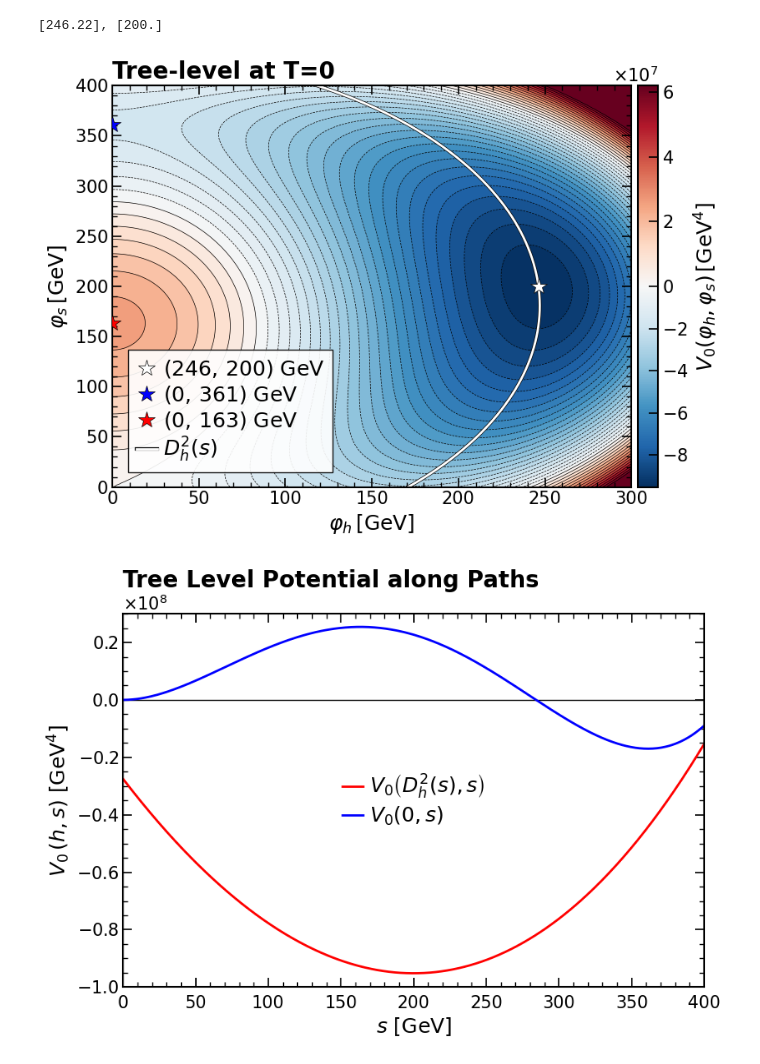
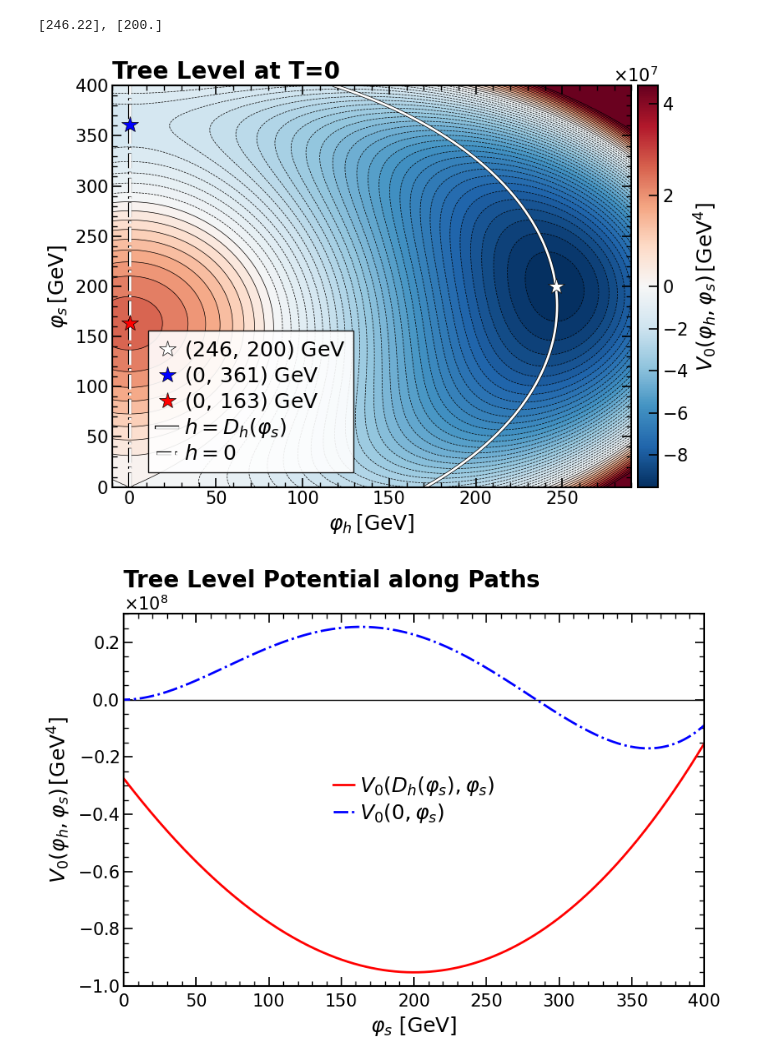
Before and after one commit to Diego-gt-phys/TFM-Repository, a Jupyter notebook: xSM_Analysis.ipynb, the cells around one changed output. Saved outputs shown, nothing was run; the diff lists cells and outputs as text; code cells hidden in the pictures.

```diff
--- a/xSM_Analysis.ipynb
+++ b/xSM_Analysis.ipynb
@@ -153,7 +155,7 @@ print(f"{root_hp}, {root_s}")
 # %% [output]
 [246.22], [200.]
 # %%
-h_vals = np.linspace(0, 300, 200)
+h_vals = np.linspace(-10, 290, 200)
 s_vals = np.linspace(0, 400, 200)
 H, S   = np.meshgrid(h_vals, s_vals)
 X_grid = np.column_stack([H.ravel(), S.ravel()])
@@ -174,54 +176,55 @@ ax.plot(0, S1, 'b*', markersize=15, zorder=5, markeredgecolor='k', markeredgewid
         label=rf'$({0},\,{S1:.0f})$ GeV')
 ax.plot(0, S2, 'r*', markersize=15, zorder=5, markeredgecolor='k', markeredgewidth=0.5,
         label=rf'$({0},\,{S2:.0f})$ GeV')
-ax.plot(h_plus, s_min, label=r'$D_h^2(s)$', color='w', lw=2, ls='-', path_effects=[pe.Stroke(linewidth=3, foreground='black'), pe.Normal()])
+ax.plot(h_plus, s_min, label=r'$h=D_h(\varphi_s)$', color='w', lw=2, ls='-', path_effects=[pe.Stroke(linewidth=3, foreground='black'), pe.Normal()])
+ax.plot(h_plus-h_plus, s_min, label=r'$h=0$', color='w', lw=2, ls='-.', path_effects=[pe.Stroke(linewidth=3, foreground='black'), pe.Normal()])
 
 ax.set_xlabel(r'$\varphi_h \, [\mathrm{GeV}]$', fontsize=18)
 ax.set_ylabel(r'$\varphi_s \, [\mathrm{GeV}]$', fontsize=18)
 ax.yaxis.set_major_formatter(ScalarFormatter(useMathText=True))
 ax.ticklabel_format(style='sci', axis='y', scilimits=(-2, 2))
 ax.yaxis.get_offset_text().set_fontsize(15)
 
 for spine in ax.spines.values():
     spine.set_linewidth(1.5)
 
 ax.tick_params(axis='both', which='major', direction='in',
                length=8, width=1.2, labelsize=15, top=True, right=True)
 ax.tick_params(axis='both', which='minor', direction='in',
                length=4, width=1,   labelsize=15, top=True, right=True)
 ax.minorticks_on()
 
 cbar = fig.colorbar(sm, ax=ax, pad=0.01)
 cbar.set_label(r'$V_{0}(\varphi_h,\varphi_s) \, [\mathrm{GeV^4}]$', fontsize=18)
 cbar.ax.tick_params(labelsize=15)
 cbar.ax.yaxis.set_major_formatter(ScalarFormatter(useMathText=True))
 cbar.ax.yaxis.get_offset_text().set_fontsize(15)
 plt.ticklabel_format(style='sci', axis='y', scilimits=(-2,3))
 for spine in cbar.ax.spines.values():
     spine.set_linewidth(1.5)
 cbar.ax.tick_params(axis='both', which='major', direction='in',
                length=8, width=1.2, labelsize=15)
 
-ax.legend(fontsize=18, frameon=True, fancybox=False, loc = "lower left", bbox_to_anchor=(0.01, 0.01),ncol = 1, edgecolor="black", framealpha=0.9, labelspacing=0.2, handletextpad=0.3, handlelength=1, columnspacing=1)
+ax.legend(fontsize=18, frameon=True, fancybox=False, loc = "lower left", bbox_to_anchor=(0.05, 0.01),ncol = 1, edgecolor="black", framealpha=0.9, labelspacing=0.2, handletextpad=0.3, handlelength=1, columnspacing=1)
 
-plt.title(r"Tree-level at T=0", loc='left', fontsize=20, fontweight='bold')
+plt.title(r"Tree Level at T=0", loc='left', fontsize=20, fontweight='bold')
 plt.tight_layout()
 plt.savefig("Figures\TL_Contour.pdf", format="pdf", bbox_inches="tight")
 plt.show()
 # %% [output]
-[figure, old version]
+[figure, new version]
 # %%
 fig, ax = plt.subplots(figsize=(8.5, 6))
 ax.axhline(0, color='k', lw=1, ls='-')
 ax.axvline(0, color='k', lw=1, ls='-')
 
-ax.plot(SPath, Vs, label=r'$V_{0}\left(D_h^2(s),s\right)$', color='r', lw=2, ls='-')
-ax.plot(SPath, Vs0, label=r'$V_{0}\left(0,s\right)$', color='b', lw=2, ls='-')
+ax.plot(SPath, Vs, label=r'$V_{0}\left(D_h(\varphi_s),\varphi_s\right)$', color='r', lw=2, ls='-')
+ax.plot(SPath, Vs0, label=r'$V_{0}\left(0,\varphi_s\right)$', color='b', lw=2, ls='-.')
 
 ax.set_xlim(0, 400)
 ax.set_ylim(-1e8, 0.3e8)
 
-ax.set_xlabel(r'$s$ $\left[\mathrm{GeV}\right]$', fontsize=18)
+ax.set_xlabel(r'$\varphi_s$ $\left[\mathrm{GeV}\right]$', fontsize=18)
 ax.set_ylabel(r'$V_{0}(\varphi_h,\varphi_s) \, [\mathrm{GeV^4}]$', fontsize=18)
 ax.yaxis.set_major_formatter(ScalarFormatter(useMathText=True))
 ax.ticklabel_format(style='sci', axis='y', scilimits=(-2, 2))
@@ -244,4 +247,4 @@ plt.tight_layout()
 plt.savefig("Figures\TL_Path.pdf", format="pdf", bbox_inches="tight")
 plt.show()
 # %% [output]
-[figure, old version]
+[figure, new version]
```
Also changed, not shown: parts of 9 cells of this notebook, 5 other files.
